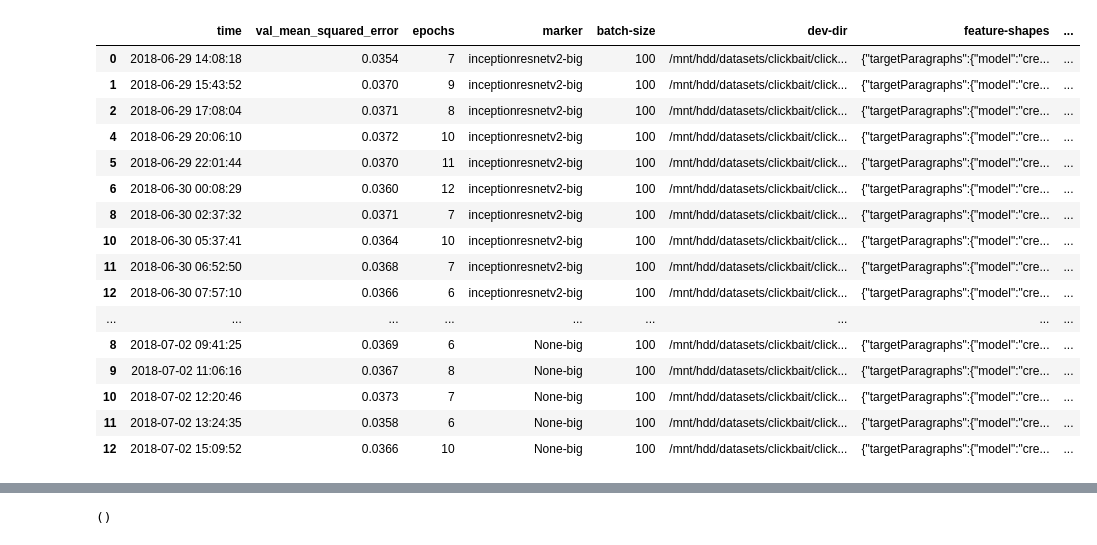
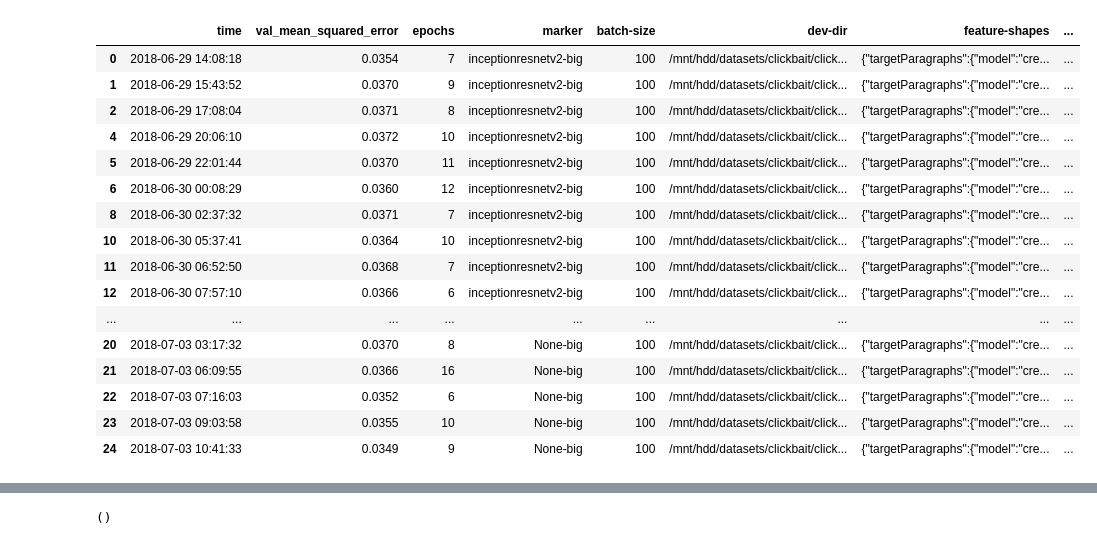
Before and after one commit to ArneBinder/clickbait, a Jupyter notebook: results/clickbait.ipynb, the cells around one changed output, grey strips where cells are left out. Saved outputs shown, nothing was run; the diff lists cells and outputs as text; code cells hidden in the pictures.

```diff
--- a/results/clickbait.ipynb
+++ b/results/clickbait.ipynb
@@ -33,44 +33,44 @@ df_noimages = read_scores(path=os.path.join(base_path, 'scores-noimages.orig.txt
                          marker='noimage')
 df_wimages_big = read_scores(path=os.path.join(base_path, 'scores-inceptionresnetv2-big.orig.txt'),
                          marker='inceptionresnetv2-big')
-df_noimages_big = read_scores(path=os.path.join(base_path, 'scores-noimages-big-part.orig.txt'),
+df_noimages_big = read_scores(path=os.path.join(base_path, 'scores-noimages-big.orig.txt'),
                          marker='None-big')
 
 df = pd.concat([
     #df_wimages,
     #df_noimages,
     df_wimages_big,
     df_noimages_big
 ], sort=False)
 
 # remove outliers
 # per group
 #df_grouped = df.groupby('marker')['val_mean_squared_error']
 #df = df[df_grouped.transform(lambda x : (x<x.quantile(0.95))&(x>(x.quantile(0.05)))).eq(1)]
 # total
 #df = df[df['val_mean_squared_error'].transform(lambda x : (x<x.quantile(0.95))&(x>(x.quantile(0.05)))).eq(1)]
 df = df[df['val_mean_squared_error'] < 0.1]
 
 #df.sort_values('val_mean_squared_error')
 df
 # %% [output]
 |  | time | val_mean_squared_error | epochs | marker | batch-size | dev-dir | feature-shapes | ... |
 | 0 | 2018-06-29 14:08:18 | 0.0354 | 7 | inceptionresnetv2-big | 100 | /mnt/hdd/datasets/clickbait/click... | {"targetParagraphs":{"model":"cre... | ... |
 | 1 | 2018-06-29 15:43:52 | 0.0370 | 9 | inceptionresnetv2-big | 100 | /mnt/hdd/datasets/clickbait/click... | {"targetParagraphs":{"model":"cre... | ... |
 | 2 | 2018-06-29 17:08:04 | 0.0371 | 8 | inceptionresnetv2-big | 100 | /mnt/hdd/datasets/clickbait/click... | {"targetParagraphs":{"model":"cre... | ... |
 | 4 | 2018-06-29 20:06:10 | 0.0372 | 10 | inceptionresnetv2-big | 100 | /mnt/hdd/datasets/clickbait/click... | {"targetParagraphs":{"model":"cre... | ... |
 | 5 | 2018-06-29 22:01:44 | 0.0370 | 11 | inceptionresnetv2-big | 100 | /mnt/hdd/datasets/clickbait/click... | {"targetParagraphs":{"model":"cre... | ... |
 | 6 | 2018-06-30 00:08:29 | 0.0360 | 12 | inceptionresnetv2-big | 100 | /mnt/hdd/datasets/clickbait/click... | {"targetParagraphs":{"model":"cre... | ... |
 | 8 | 2018-06-30 02:37:32 | 0.0371 | 7 | inceptionresnetv2-big | 100 | /mnt/hdd/datasets/clickbait/click... | {"targetParagraphs":{"model":"cre... | ... |
 | 10 | 2018-06-30 05:37:41 | 0.0364 | 10 | inceptionresnetv2-big | 100 | /mnt/hdd/datasets/clickbait/click... | {"targetParagraphs":{"model":"cre... | ... |
 | 11 | 2018-06-30 06:52:50 | 0.0368 | 7 | inceptionresnetv2-big | 100 | /mnt/hdd/datasets/clickbait/click... | {"targetParagraphs":{"model":"cre... | ... |
 | 12 | 2018-06-30 07:57:10 | 0.0366 | 6 | inceptionresnetv2-big | 100 | /mnt/hdd/datasets/clickbait/click... | {"targetParagraphs":{"model":"cre... | ... |
 | ... | ... | ... | ... | ... | ... | ... | ... | ... |
-| 8 | 2018-07-02 09:41:25 | 0.0369 | 6 | None-big | 100 | /mnt/hdd/datasets/clickbait/click... | {"targetParagraphs":{"model":"cre... | ... |
-| 9 | 2018-07-02 11:06:16 | 0.0367 | 8 | None-big | 100 | /mnt/hdd/datasets/clickbait/click... | {"targetParagraphs":{"model":"cre... | ... |
-| 10 | 2018-07-02 12:20:46 | 0.0373 | 7 | None-big | 100 | /mnt/hdd/datasets/clickbait/click... | {"targetParagraphs":{"model":"cre... | ... |
-| 11 | 2018-07-02 13:24:35 | 0.0358 | 6 | None-big | 100 | /mnt/hdd/datasets/clickbait/click... | {"targetParagraphs":{"model":"cre... | ... |
-| 12 | 2018-07-02 15:09:52 | 0.0366 | 10 | None-big | 100 | /mnt/hdd/datasets/clickbait/click... | {"targetParagraphs":{"model":"cre... | ... |
+| 20 | 2018-07-03 03:17:32 | 0.0370 | 8 | None-big | 100 | /mnt/hdd/datasets/clickbait/click... | {"targetParagraphs":{"model":"cre... | ... |
+| 21 | 2018-07-03 06:09:55 | 0.0366 | 16 | None-big | 100 | /mnt/hdd/datasets/clickbait/click... | {"targetParagraphs":{"model":"cre... | ... |
+| 22 | 2018-07-03 07:16:03 | 0.0352 | 6 | None-big | 100 | /mnt/hdd/datasets/clickbait/click... | {"targetParagraphs":{"model":"cre... | ... |
+| 23 | 2018-07-03 09:03:58 | 0.0355 | 10 | None-big | 100 | /mnt/hdd/datasets/clickbait/click... | {"targetParagraphs":{"model":"cre... | ... |
+| 24 | 2018-07-03 10:41:33 | 0.0349 | 9 | None-big | 100 | /mnt/hdd/datasets/clickbait/click... | {"targetParagraphs":{"model":"cre... | ... |
 # %%
 #df.hist(bins=100, column='val_mean_squared_error', by='image_function', figsize=(20,10), density=True, histtype='bar')
 #plt.figure()
```
Also changed, not shown: parts of 3 cells of this notebook, 1 other file.
